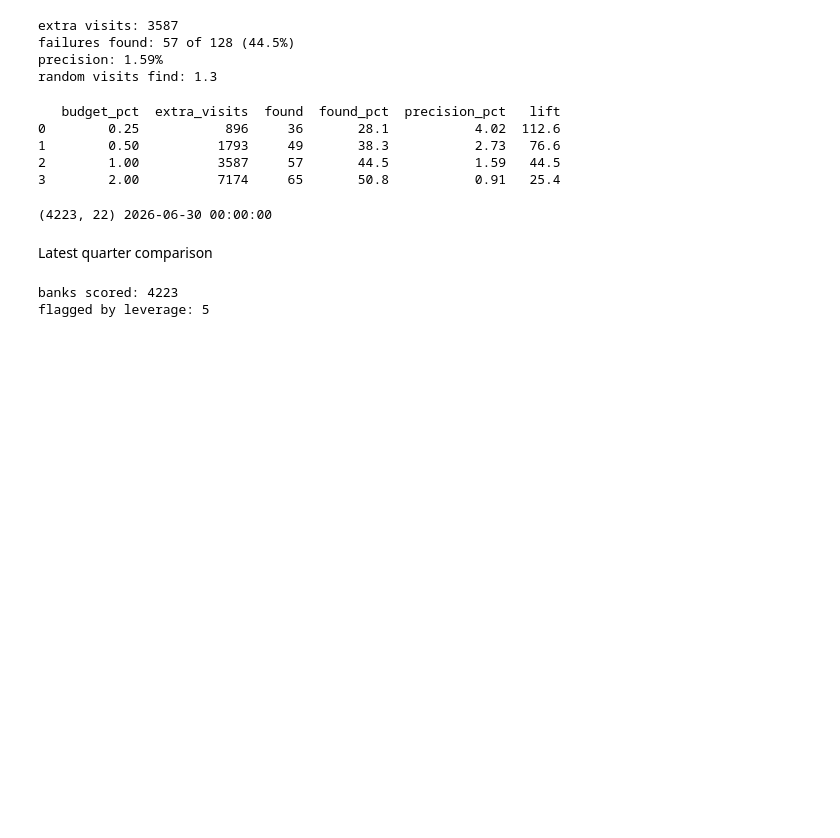
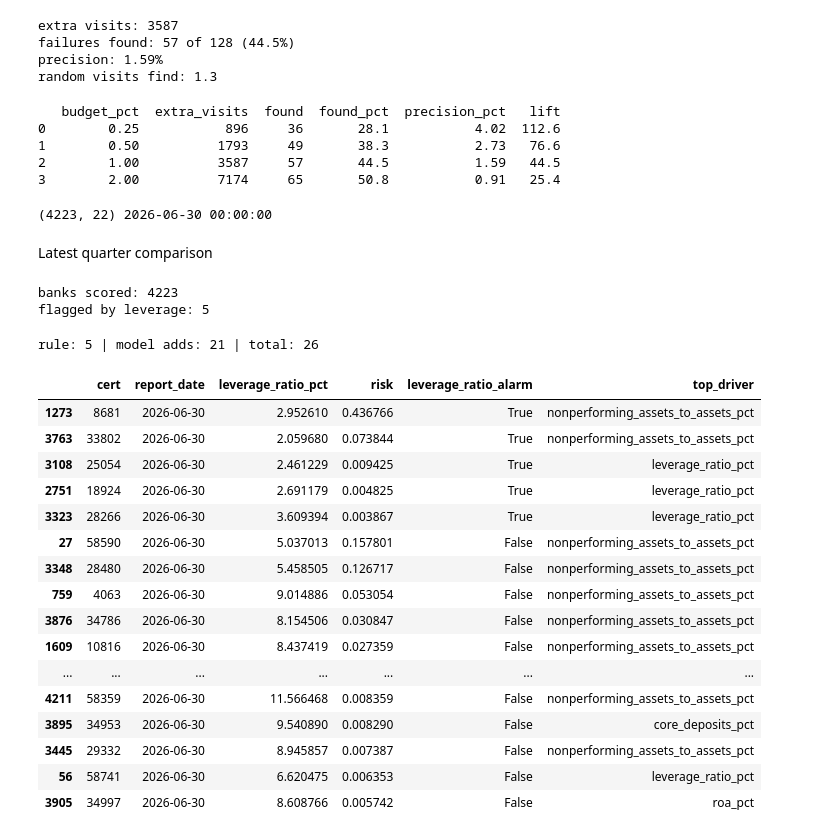
Before and after one commit to sunquan03/fdic-bank-distress-ews, a Jupyter notebook: notebooks/model.ipynb, the cells around one changed output. Saved outputs shown, nothing was run; the diff lists cells and outputs as text; code cells hidden in the pictures; blank space fills up the shorter version.

Commit message:
top banks watchlist for failure

```diff
--- a/notebooks/model.ipynb
+++ b/notebooks/model.ipynb
@@ -502,3 +502,36 @@ print(f"flagged by leverage: {latest_report_df['leverage_ratio_alarm'].sum()}")
 # %% [output]
 banks scored: 4223
 flagged by leverage: 5
+# %%
+safe_today = latest_report_df[~latest_report_df['leverage_ratio_alarm']]
+n_extra = round(len(safe_today) * 0.005)
+model_pick = safe_today.nlargest(n_extra, 'risk').index
+latest_report_df['model_flag'] = latest_report_df.index.isin(model_pick)
+
+contrib = x_last_report * model2.coef_[0]
+latest_report_df['top_driver'] = contrib.idxmax(axis=1)
+
+watchlist = (latest_report_df[latest_report_df['leverage_ratio_alarm'] | latest_report_df['model_flag']]
+             .sort_values(['leverage_ratio_alarm', 'risk'], ascending=[False, False]))
+
+print(f"rule: {latest_report_df['leverage_ratio_alarm'].sum()} | model adds: {n_extra} | total: {len(watchlist)}")
+watchlist[['cert', 'report_date', 'leverage_ratio_pct', 'risk', 'leverage_ratio_alarm', 'top_driver']]
+# %% [output]
+rule: 5 | model adds: 21 | total: 26
+|  | cert | report_date | leverage_ratio_pct | risk | leverage_ratio_alarm | top_driver |
+| 1273 | 8681 | 2026-06-30 | 2.952610 | 0.436766 | True | nonperforming_assets_to_assets_pct |
+| 3763 | 33802 | 2026-06-30 | 2.059680 | 0.073844 | True | nonperforming_assets_to_assets_pct |
+| 3108 | 25054 | 2026-06-30 | 2.461229 | 0.009425 | True | leverage_ratio_pct |
+| 2751 | 18924 | 2026-06-30 | 2.691179 | 0.004825 | True | leverage_ratio_pct |
+| 3323 | 28266 | 2026-06-30 | 3.609394 | 0.003867 | True | leverage_ratio_pct |
+| 27 | 58590 | 2026-06-30 | 5.037013 | 0.157801 | False | nonperforming_assets_to_assets_pct |
+| 3348 | 28480 | 2026-06-30 | 5.458505 | 0.126717 | False | nonperforming_assets_to_assets_pct |
+| 759 | 4063 | 2026-06-30 | 9.014886 | 0.053054 | False | nonperforming_assets_to_assets_pct |
+| 3876 | 34786 | 2026-06-30 | 8.154506 | 0.030847 | False | nonperforming_assets_to_assets_pct |
+| 1609 | 10816 | 2026-06-30 | 8.437419 | 0.027359 | False | nonperforming_assets_to_assets_pct |
+| ... | ... | ... | ... | ... | ... | ... |
+| 4211 | 58359 | 2026-06-30 | 11.566468 | 0.008359 | False | nonperforming_assets_to_assets_pct |
+| 3895 | 34953 | 2026-06-30 | 9.540890 | 0.008290 | False | core_deposits_pct |
+| 3445 | 29332 | 2026-06-30 | 8.945857 | 0.007387 | False | nonperforming_assets_to_assets_pct |
+| 56 | 58741 | 2026-06-30 | 6.620475 | 0.006353 | False | leverage_ratio_pct |
+| 3905 | 34997 | 2026-06-30 | 8.608766 | 0.005742 | False | roa_pct |
```
Also changed, not shown: parts of 1 cell of this notebook, 1 other file.
